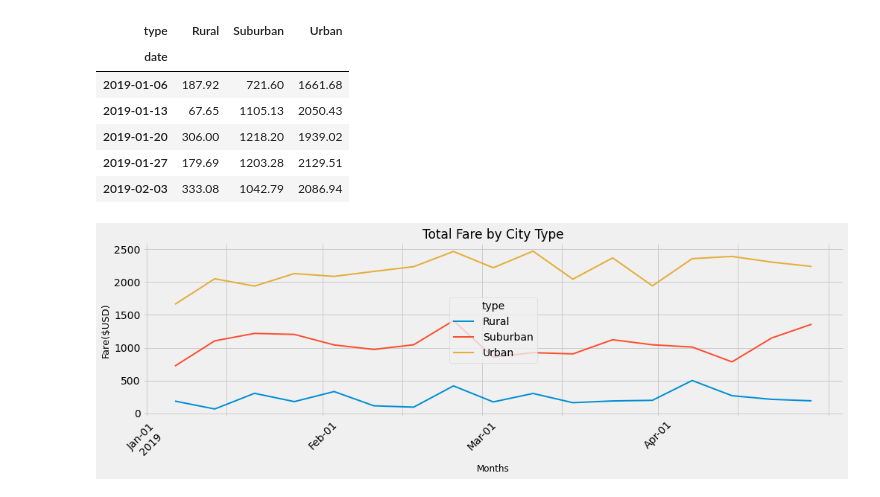
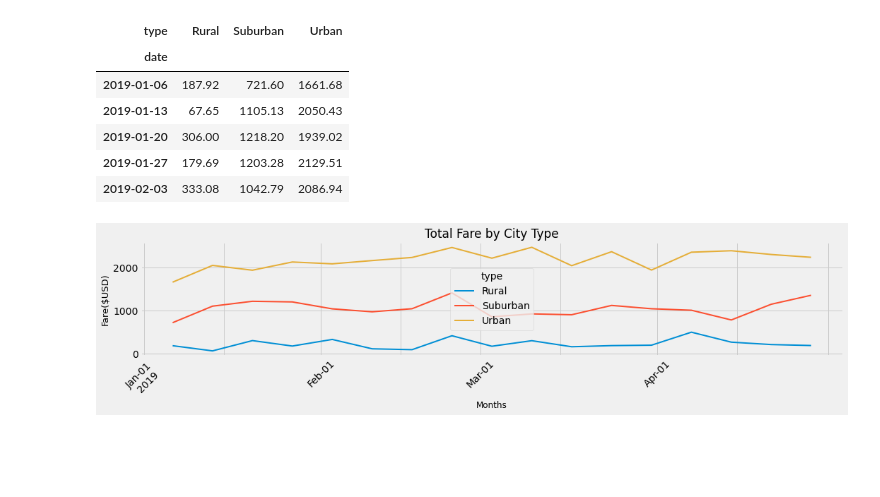
Before and after one commit to jin6621/PyBer_Analysis, a Jupyter notebook: PyBer_Challenge.ipynb, the cells around one changed output. Drawn from its saved outputs; the diff is of its cells as text; code cells hidden in the pictures; blank space fills up the shorter version.

Commit message:
Adding plt.tight_layout in script thus the df_summary image output inclues the x-axis labels perfectly

```diff
--- a/PyBer_Challenge.ipynb
+++ b/PyBer_Challenge.ipynb
@@ -227,27 +227,27 @@ df_resample.head()
 # %%
 # 8. Using the object-oriented interface method, plot the resample DataFrame using the df.plot() function.
 
 # Import the style from Matplotlib.
 from matplotlib import style
 # Use the graph style fivethirtyeight.
 style.use('fivethirtyeight')
 
 labels = ["Rural", "Suburban", "Urban"]
 
 fig, ax = plt.subplots(figsize=(15, 4))
 ax.plot(df_resample, label = labels, linewidth = 2)
 #plt.plot(df_resample)
 ax.set_title("Total Fare by City Type", fontsize = 17)
 ax.set_ylabel("Fare($USD)", fontsize = 13)
 ax.set_xlabel("Months", fontsize = 12)
 ax.legend(loc = "center", title = "type")
 
 # Credit: https://www.pythonpool.com/matplotlib-xticks/
 ax.set_xticklabels(["Jan-01 \n2019","","Feb-01","","Mar-01","","Apr-01",""], rotation = 45)
 
 
-#plt.tight_layout()
+plt.tight_layout()
 plt.savefig("analysis/PyBer_fare_summary.png")
 plt.show()
 # %% [output]
-[figure, old version]
+[figure, new version]
```
